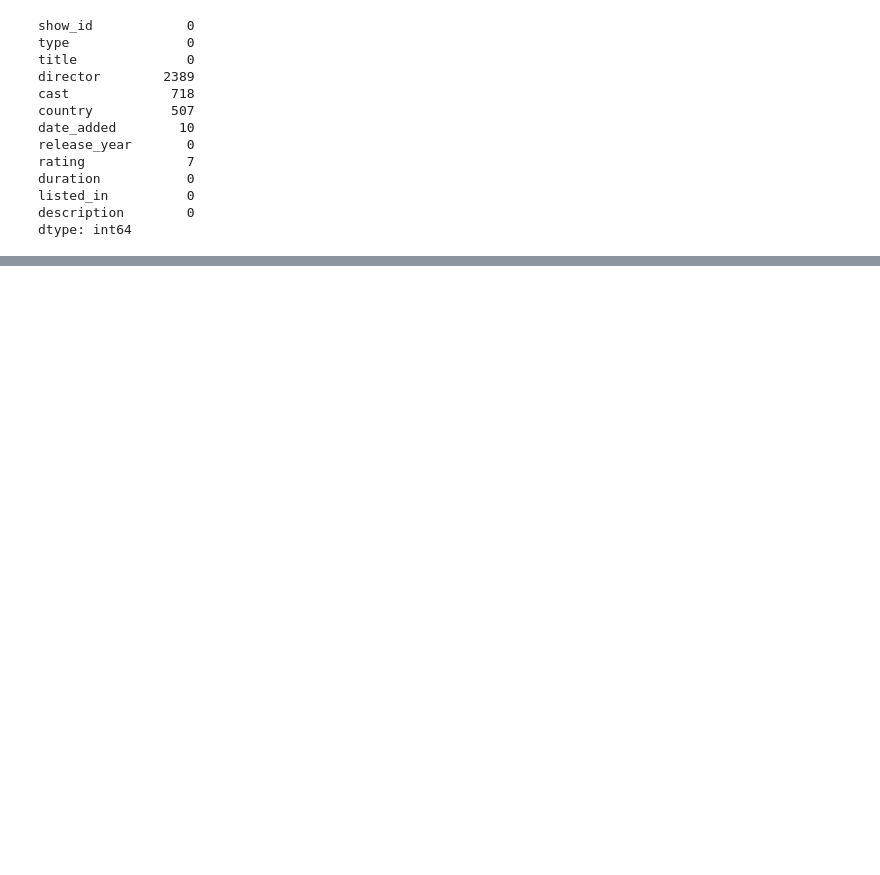
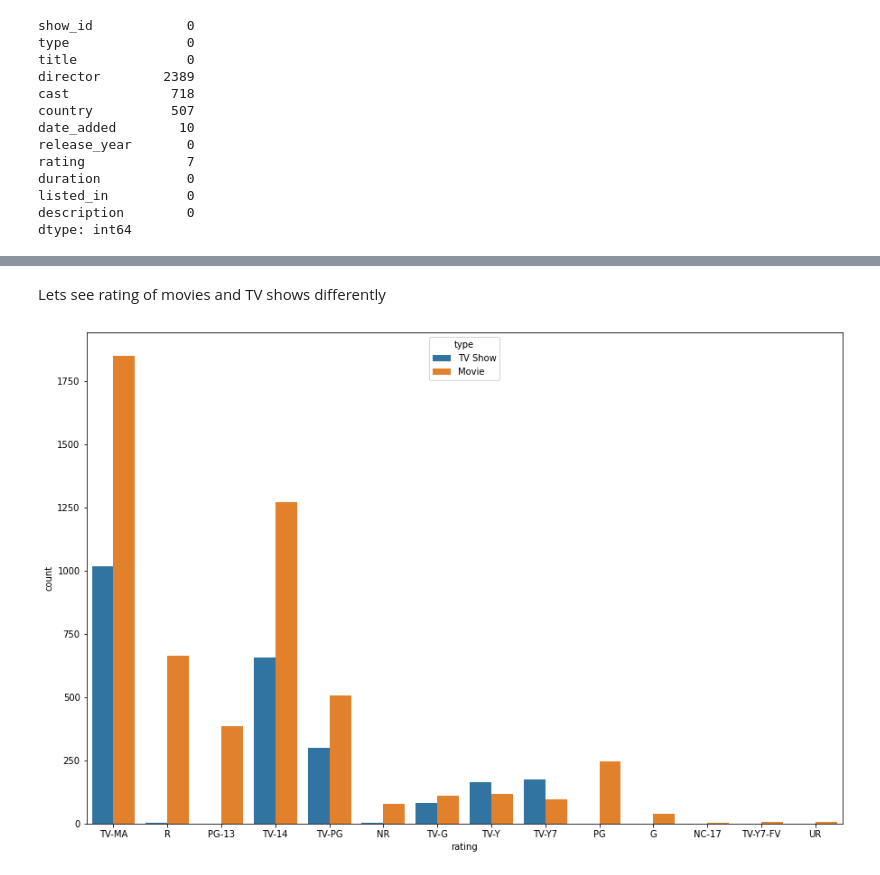
Before and after one commit to kiran2424/Netflix-Movies-and-TV-Shows-Clustering, a Jupyter notebook: NETFLIX_MOVIES_AND_TV_SHOWS_CLUSTERING.ipynb, the cells around one changed output, grey strips where cells are left out. Cells and saved outputs as stored; diff of their text form; code cells hidden in the pictures; blank space fills up the shorter version.

```diff
--- a/NETFLIX_MOVIES_AND_TV_SHOWS_CLUSTERING.ipynb
+++ b/NETFLIX_MOVIES_AND_TV_SHOWS_CLUSTERING.ipynb
@@ -162,0 +145,2 @@ dtype: int64
+# %%
+data.dropna(subset=['date_added'],inplace=True)
@@ -171,0 +161,4 @@ data['rating'].shape
+# %%
+data['director'].fillna('No Director', inplace=True)
+data['cast'].fillna('No Cast', inplace=True)
+data['country'].fillna('Country Unavailable', inplace=True)
@@ -171,0 +212,8 @@ data['rating'].shape
+# %% [markdown]
+Lets see rating of movies and TV shows differently
+# %%
+plt.figure(figsize=(15,10))
+sns.countplot(x='rating', hue = 'type', data=data)
+plt.show()
+# %% [output]
+[figure, added]
```
Also changed, not shown: parts of 26 cells of this notebook.
